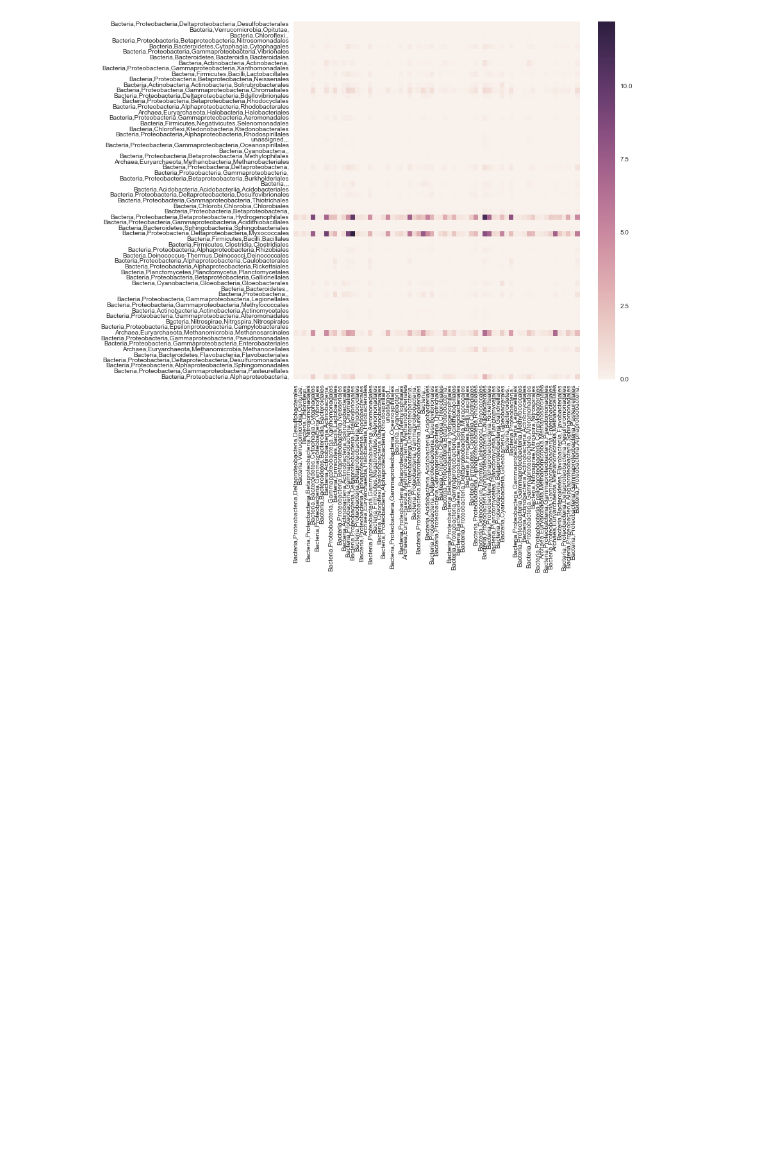
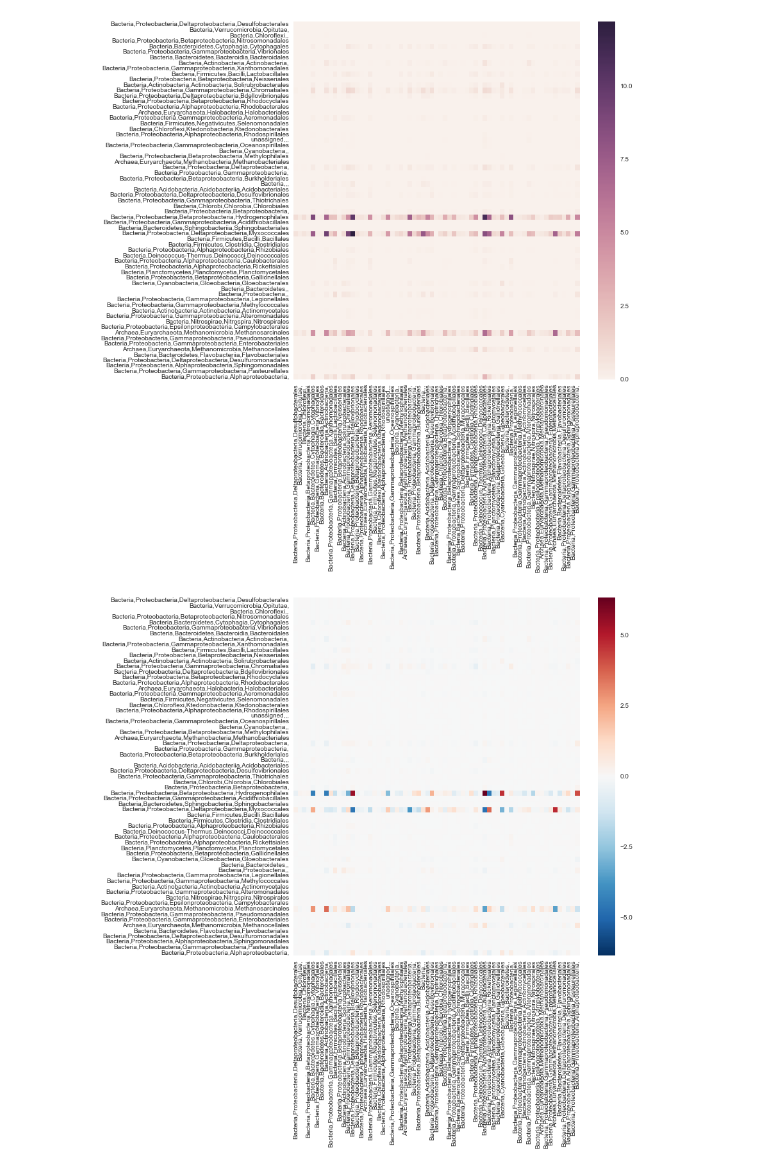
Before and after one commit to JanetMatsen/bacteriopop, a Jupyter notebook: Demo.ipynb, the cells around one changed output. Cells and saved outputs as stored; diff of their text form; code cells hidden in the pictures; blank space fills up the shorter version.

```diff
--- a/Demo.ipynb
+++ b/Demo.ipynb
@@ -345,0 +312,6 @@ def summarize_replicate_adjacency_matrices(result_dict):
+# %%
+hmp = sns.heatmap(avg_mappings['High'])
+hmp.figure.set_figwidth(10)
+hmp.figure.set_figheight(10)
+# %% [output]
+[figure, added]
```
Also changed, not shown: parts of 5 cells of this notebook, 1 other file.
